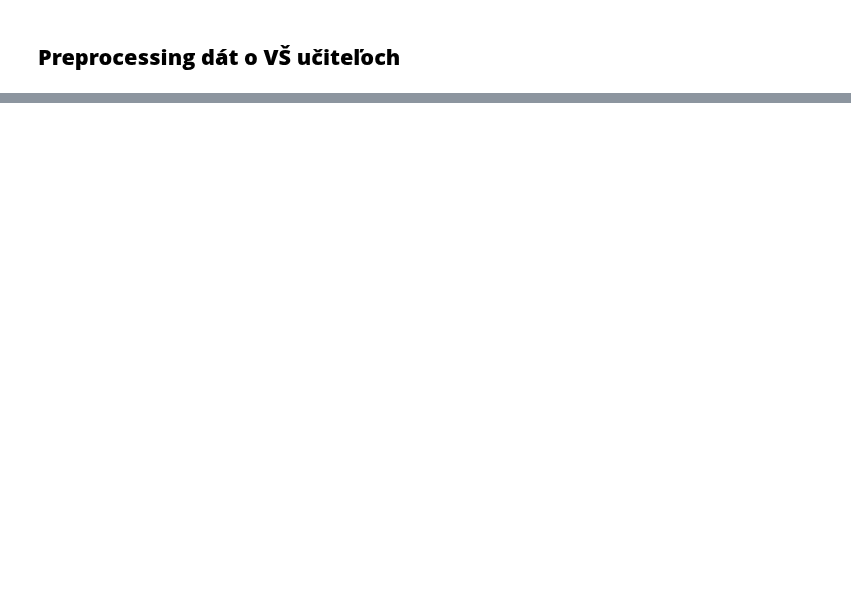
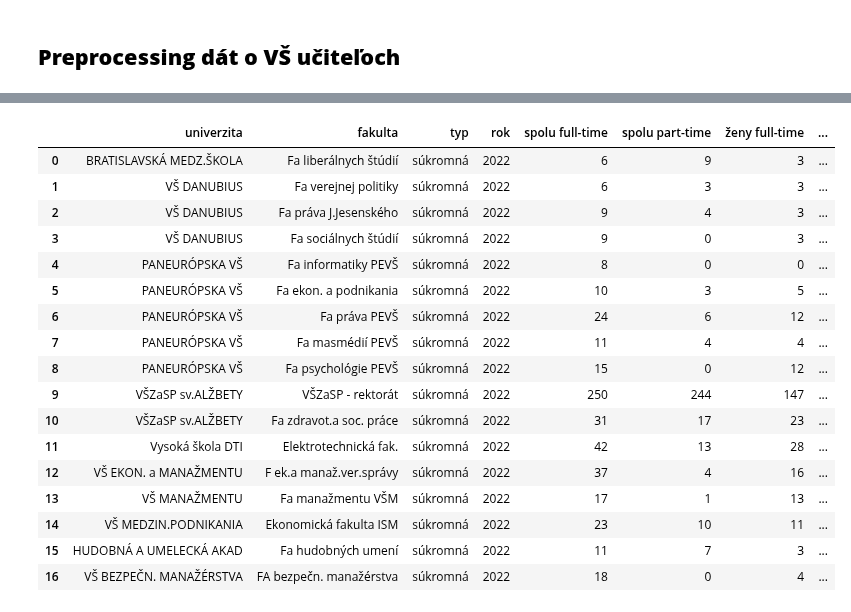
Before and after one commit to hudo16-38/pridav-project, a Jupyter notebook: preprocessing/data_preprocessing_pedagogovia_cvtisr.ipynb, the cells around one changed output, grey strips where cells are left out. Saved outputs shown, nothing was run; the diff lists cells and outputs as text; code cells hidden in the pictures; blank space fills up the shorter version.

```diff
--- a/preprocessing/data_preprocessing_pedagogovia_cvtisr.ipynb
+++ b/preprocessing/data_preprocessing_pedagogovia_cvtisr.ipynb
@@ -15,17 +17,20 @@ def fix_table(df, university_type=None):
         df['typ'] = university_type
     return df
 # %%
-def load_summary_table(file_path, sheet_name_fulltime, sheet_name_parttime, university_type):
+def load_summary_table(file_path, sheet_name_fulltime, sheet_name_parttime, university_type, year):
     """
     Loads summary data about universities and their numbers of teachers into a dataframe.
     """
     df_fulltime = fix_table(pd.read_excel(file_path, sheet_name=sheet_name_fulltime, header=5, usecols="A:D"
                                          ).rename(columns={'Unnamed: 0': 'univerzita', 'Unnamed: 1': 'fakulta',
-                                                           'Unnamed: 2': 'spolu full-time', 'Unnamed: 3': 'zeny full-time'}),
+                                                           'Unnamed: 2': 'spolu full-time', 'Unnamed: 3': 'ženy full-time'}),
                             university_type=university_type)
     df_parttime = fix_table(pd.read_excel(file_path, sheet_name=sheet_name_parttime, header=5, usecols="A:D"
                                          ).rename(columns={'Unnamed: 0': 'univerzita', 'Unnamed: 1': 'fakulta',
-                                                           'Unnamed: 2': 'spolu part-time', 'Unnamed: 3': 'zeny part-time'}),
+                                                           'Unnamed: 2': 'spolu part-time', 'Unnamed: 3': 'ženy part-time'}),
                             university_type=university_type)
-    merged = pd.merge(df_fulltime, df_parttime, how="outer", on=['univerzita', 'fakulta', 'typ'])
-    return merged[['univerzita', 'fakulta', 'typ', 'spolu full-time', 'spolu part-time', 'zeny full-time', 'zeny part-time']]
+    merged = pd.merge(df_fulltime, df_parttime, how="outer", on=['univerzita', 'fakulta', 'typ']
+                     ).fillna(0).astype({'spolu full-time': int, 'spolu part-time': int, 'ženy full-time': int, 'ženy part-time': int})
+    merged['rok'] = year
+
+    return merged[['univerzita', 'fakulta', 'typ', 'rok', 'spolu full-time', 'spolu part-time', 'ženy full-time', 'ženy part-time']]
@@ -90,0 +101,22 @@ def create_degrees_table(file_path, sheet_name, commitment='full-time'):
+# %%
+private_22 = load_summary_table('../data/cvtisr/vs2022/vs2022.xls', sheet_name_fulltime='Tab16s', sheet_name_parttime='Tab17s', university_type='súkromná', year=2022)
+display(private_22)
+# %% [output]
+|  | univerzita | fakulta | typ | rok | spolu full-time | spolu part-time | ženy full-time | ... |
+| 0 | BRATISLAVSKÁ MEDZ.ŠKOLA | Fa liberálnych štúdií | súkromná | 2022 | 6 | 9 | 3 | ... |
+| 1 | VŠ DANUBIUS | Fa verejnej politiky | súkromná | 2022 | 6 | 3 | 3 | ... |
+| 2 | VŠ DANUBIUS | Fa práva J.Jesenského | súkromná | 2022 | 9 | 4 | 3 | ... |
+| 3 | VŠ DANUBIUS | Fa sociálnych štúdií | súkromná | 2022 | 9 | 0 | 3 | ... |
+| 4 | PANEURÓPSKA VŠ | Fa informatiky PEVŠ | súkromná | 2022 | 8 | 0 | 0 | ... |
+| 5 | PANEURÓPSKA VŠ | Fa ekon. a podnikania | súkromná | 2022 | 10 | 3 | 5 | ... |
+| 6 | PANEURÓPSKA VŠ | Fa práva PEVŠ | súkromná | 2022 | 24 | 6 | 12 | ... |
+| 7 | PANEURÓPSKA VŠ | Fa masmédií PEVŠ | súkromná | 2022 | 11 | 4 | 4 | ... |
+| 8 | PANEURÓPSKA VŠ | Fa psychológie PEVŠ | súkromná | 2022 | 15 | 0 | 12 | ... |
+| 9 | VŠZaSP sv.ALŽBETY | VŠZaSP - rektorát | súkromná | 2022 | 250 | 244 | 147 | ... |
+| 10 | VŠZaSP sv.ALŽBETY | Fa zdravot.a soc. práce | súkromná | 2022 | 31 | 17 | 23 | ... |
+| 11 | Vysoká škola DTI | Elektrotechnická fak. | súkromná | 2022 | 42 | 13 | 28 | ... |
+| 12 | VŠ EKON. a MANAŽMENTU | F ek.a manaž.ver.správy | súkromná | 2022 | 37 | 4 | 16 | ... |
+| 13 | VŠ MANAŽMENTU | Fa manažmentu VŠM | súkromná | 2022 | 17 | 1 | 13 | ... |
+| 14 | VŠ MEDZIN.PODNIKANIA | Ekonomická fakulta ISM | súkromná | 2022 | 23 | 10 | 11 | ... |
+| 15 | HUDOBNÁ A UMELECKÁ AKAD | Fa hudobných umení | súkromná | 2022 | 11 | 7 | 3 | ... |
+| 16 | VŠ BEZPEČN. MANAŽÉRSTVA | FA bezpečn. manažérstva | súkromná | 2022 | 18 | 0 | 4 | ... |
```
Also changed, not shown: parts of 11 cells of this notebook.
